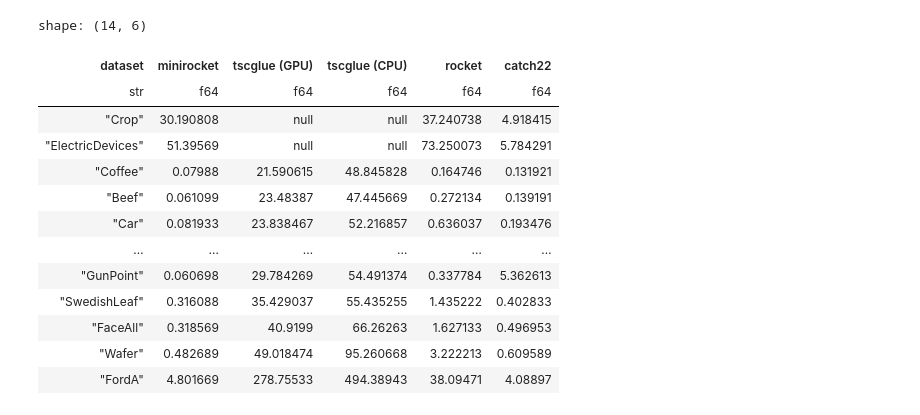
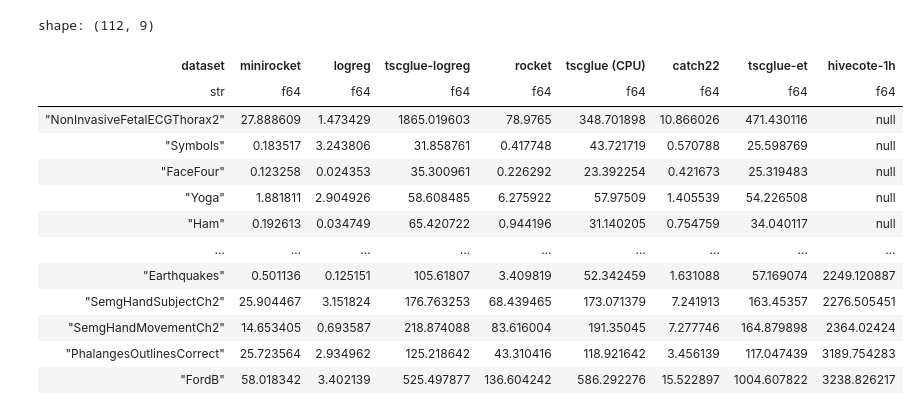
Before and after one commit to gasperpetelin/TSCbench, a Jupyter notebook: notebooks/test.ipynb, the cells around one changed output. Cells and saved outputs as stored; diff of their text form; code cells hidden in the pictures.

```diff
--- a/notebooks/test.ipynb
+++ b/notebooks/test.ipynb
@@ -16,6 +16,6 @@ S3_URI = "s3://tsc-bench/performance-benchmarking"
 cache = S3FileCache(S3_URI)
 # print(f"Files on S3: {cache.list_files()}")
 
-results = cache.read_all_parquet()
+results = cache.read_all_parquet_cached()
 results
 # %% [output]
@@ -150,17 +150,17 @@ plt.show()
 # %%
-scatter.pivot(values="median_fit_s", index="dataset", on="model_label").sort("tscglue (GPU)")
+scatter.pivot(values="median_fit_s", index="dataset", on="model_label").sort("hivecote-1h")
 # %% [output]
-shape: (14, 6)
+shape: (112, 9)
-| dataset | minirocket | tscglue (GPU) | tscglue (CPU) | rocket | catch22 |
-| str | f64 | f64 | f64 | f64 | f64 |
-| "Crop" | 30.190808 | null | null | 37.240738 | 4.918415 |
-| "ElectricDevices" | 51.39569 | null | null | 73.250073 | 5.784291 |
-| "Coffee" | 0.07988 | 21.590615 | 48.845828 | 0.164746 | 0.131921 |
-| "Beef" | 0.061099 | 23.48387 | 47.445669 | 0.272134 | 0.139191 |
-| "Car" | 0.081933 | 23.838467 | 52.216857 | 0.636037 | 0.193476 |
-| … | … | … | … | … | … |
-| "GunPoint" | 0.060698 | 29.784269 | 54.491374 | 0.337784 | 5.362613 |
-| "SwedishLeaf" | 0.316088 | 35.429037 | 55.435255 | 1.435222 | 0.402833 |
-| "FaceAll" | 0.318569 | 40.9199 | 66.26263 | 1.627133 | 0.496953 |
-| "Wafer" | 0.482689 | 49.018474 | 95.260668 | 3.222213 | 0.609589 |
-| "FordA" | 4.801669 | 278.75533 | 494.38943 | 38.09471 | 4.08897 |
+| dataset | minirocket | logreg | tscglue-logreg | rocket | tscglue (CPU) | catch22 | tscglue-et | hivecote-1h |
+| str | f64 | f64 | f64 | f64 | f64 | f64 | f64 | f64 |
+| "NonInvasiveFetalECGThorax2" | 27.888609 | 1.473429 | 1865.019603 | 78.9765 | 348.701898 | 10.866026 | 471.430116 | null |
+| "Symbols" | 0.183517 | 3.243806 | 31.858761 | 0.417748 | 43.721719 | 0.570788 | 25.598769 | null |
+| "FaceFour" | 0.123258 | 0.024353 | 35.300961 | 0.226292 | 23.392254 | 0.421673 | 25.319483 | null |
+| "Yoga" | 1.881811 | 2.904926 | 58.608485 | 6.275922 | 57.97509 | 1.405539 | 54.226508 | null |
+| "Ham" | 0.192613 | 0.034749 | 65.420722 | 0.944196 | 31.140205 | 0.754759 | 34.040117 | null |
+| … | … | … | … | … | … | … | … | … |
+| "Earthquakes" | 0.501136 | 0.125151 | 105.61807 | 3.409819 | 52.342459 | 1.631088 | 57.169074 | 2249.120887 |
+| "SemgHandSubjectCh2" | 25.904467 | 3.151824 | 176.763253 | 68.439465 | 173.071379 | 7.241913 | 163.45357 | 2276.505451 |
+| "SemgHandMovementCh2" | 14.653405 | 0.693587 | 218.874088 | 83.616004 | 191.35045 | 7.277746 | 164.879898 | 2364.02424 |
+| "PhalangesOutlinesCorrect" | 25.723564 | 2.934962 | 125.218642 | 43.310416 | 118.921642 | 3.456139 | 117.047439 | 3189.754283 |
+| "FordB" | 58.018342 | 3.402139 | 525.497877 | 136.604242 | 586.292276 | 15.522897 | 1004.607822 | 3238.826217 |
```
Also changed, not shown: parts of 8 cells of this notebook, 24 other files.
